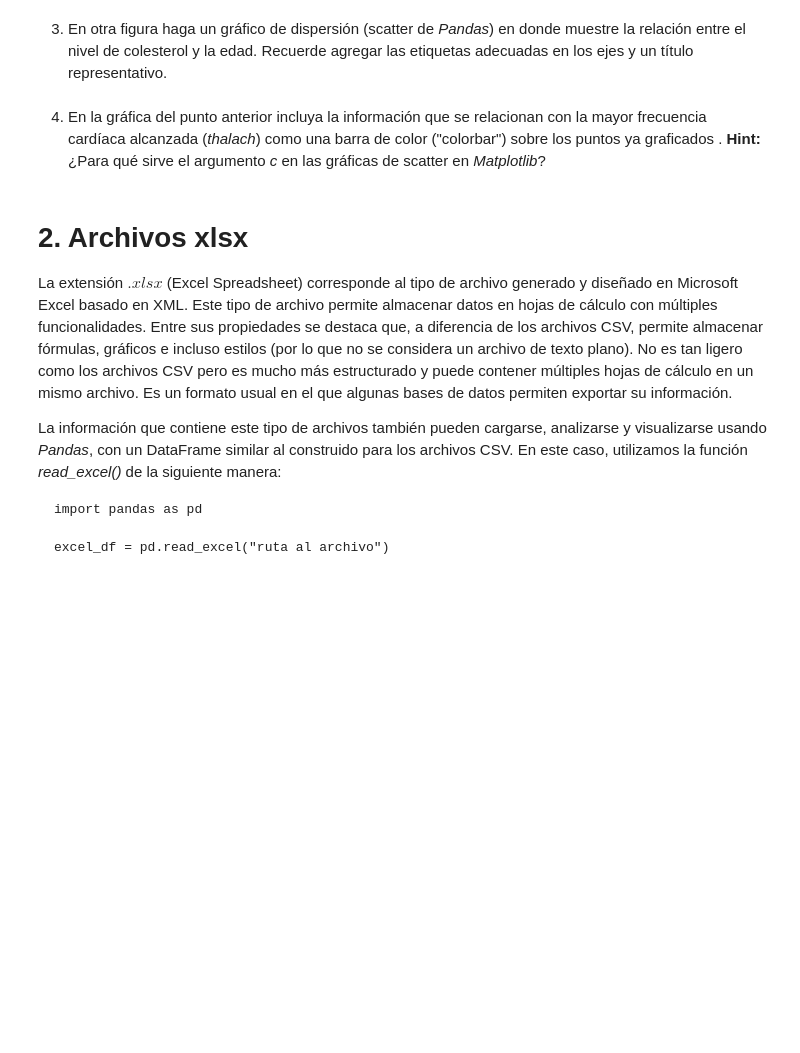
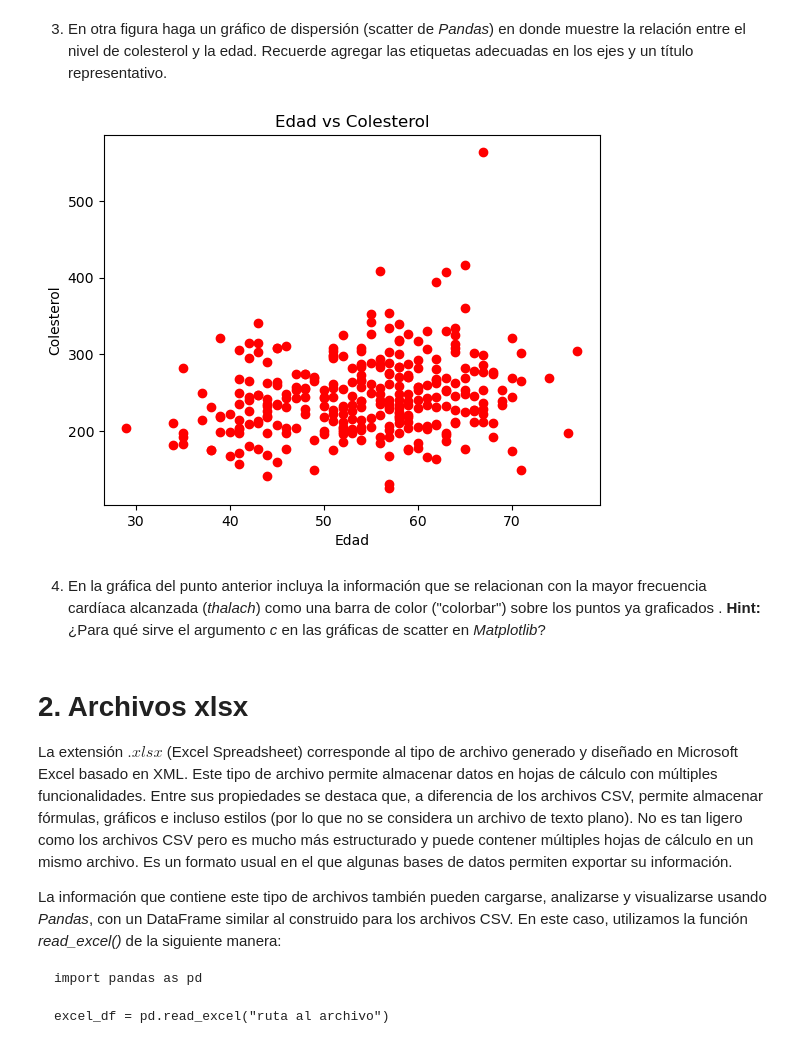
Before and after one commit to ElIngeJuan/IBIO-2440-Laboratorios-ML, a Jupyter notebook: Laboratorio_3_20251/Laboratorio_3_20251.ipynb, the cells around one changed output. Saved outputs shown, nothing was run; the diff lists cells and outputs as text; code cells hidden in the pictures; blank space fills up the shorter version.

```diff
--- a/Laboratorio_3_20251/Laboratorio_3_20251.ipynb
+++ b/Laboratorio_3_20251/Laboratorio_3_20251.ipynb
@@ -99,5 +97,15 @@ plt.show()
 # %% [markdown]
 3. En otra figura haga un gráfico de dispersión (scatter de *Pandas*) en donde muestre la relación entre el nivel de colesterol y la edad. Recuerde agregar las etiquetas adecuadas en los ejes y un título representativo.
+# %%
+#age y chol
+
+plt.scatter(df["age"], df["chol"], color='red')
+plt.title("Edad vs Colesterol")
+plt.xlabel("Edad")
+plt.ylabel("Colesterol")
+plt.show()
+# %% [output]
+[figure, added]
 # %% [markdown]
 4. En la gráfica del punto anterior incluya la información que se relacionan con la mayor frecuencia cardíaca alcanzada (*thalach*) como una barra de color ("colorbar") sobre los puntos ya graficados . **Hint:** ¿Para qué sirve el argumento *c* en las gráficas de scatter en *Matplotlib*?
 # %% [markdown]
```
Also changed, not shown: parts of 1 cell of this notebook.
